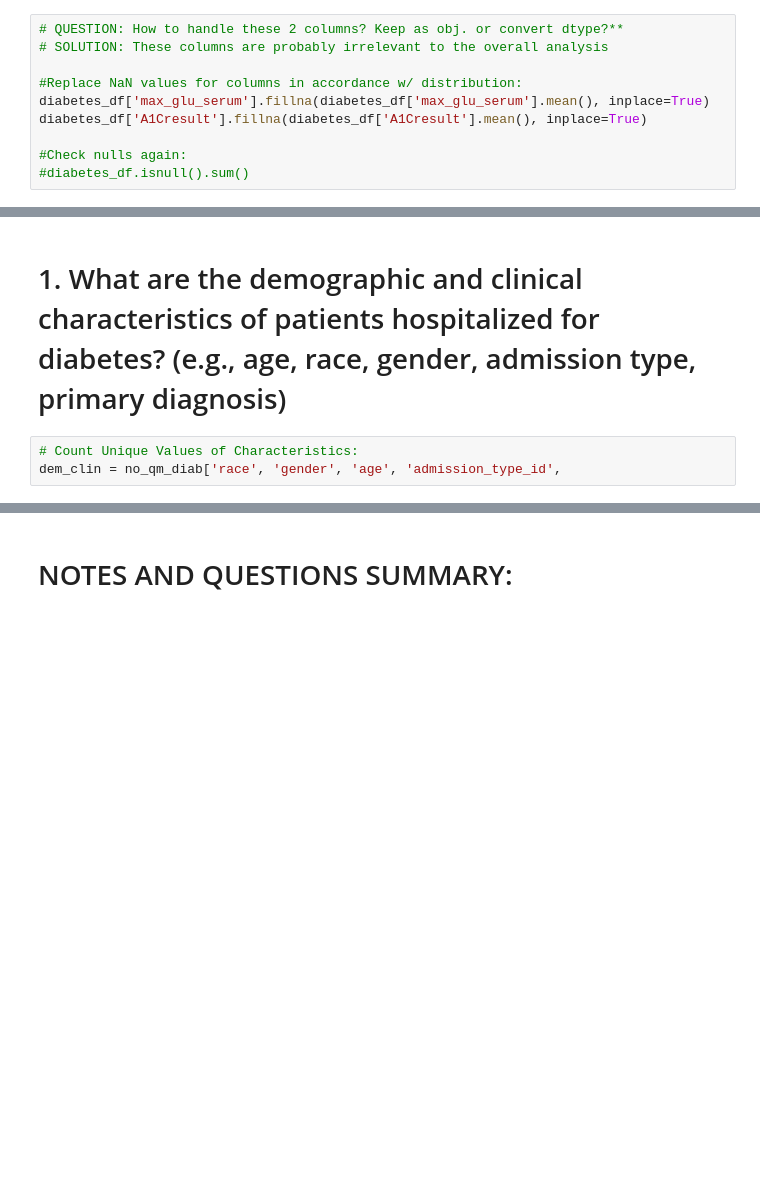
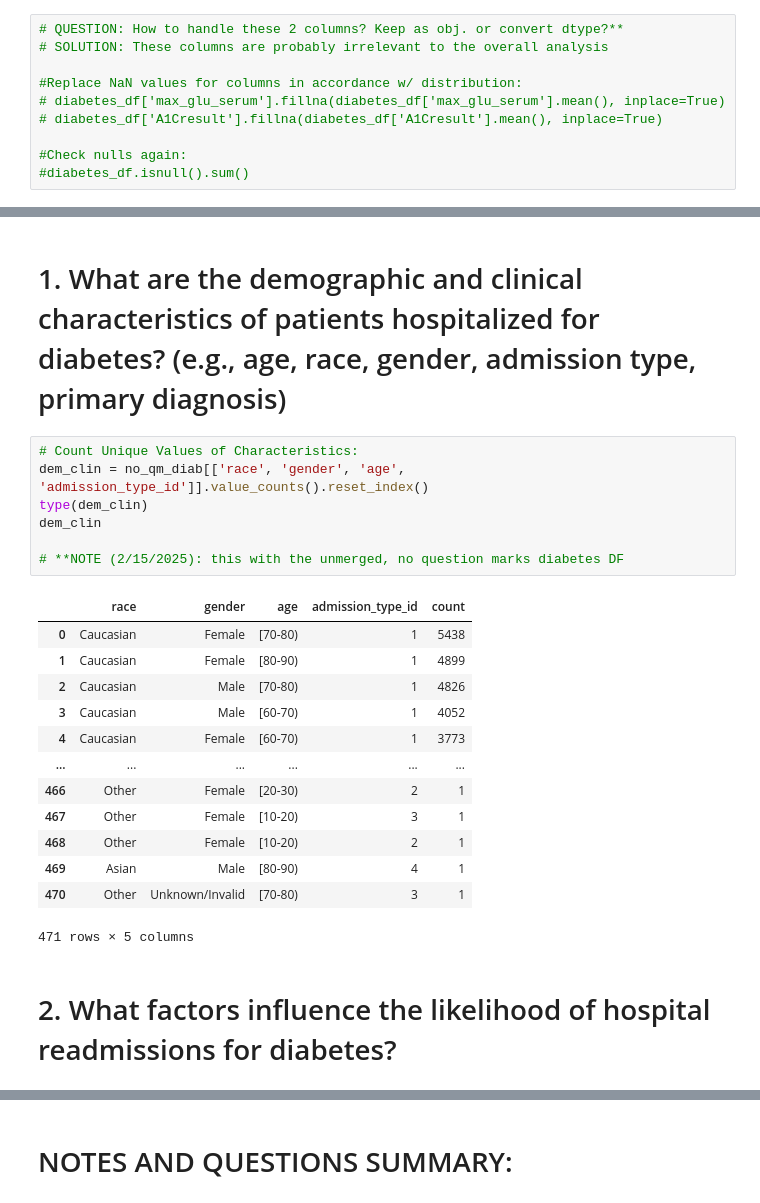
Before and after one commit to tosabrina/diabetes-capstone, a Jupyter notebook: notebook/diabetes_capstone.ipynb, the cells around one changed output, grey strips where cells are left out. Cells and saved outputs as stored; diff of their text form; blank space fills up the shorter version.

```diff
--- a/notebook/diabetes_capstone.ipynb
+++ b/notebook/diabetes_capstone.ipynb
@@ -185,8 +185,8 @@ dtype: int64
 # SOLUTION: These columns are probably irrelevant to the overall analysis
 
 #Replace NaN values for columns in accordance w/ distribution:
-diabetes_df['max_glu_serum'].fillna(diabetes_df['max_glu_serum'].mean(), inplace=True)
-diabetes_df['A1Cresult'].fillna(diabetes_df['A1Cresult'].mean(), inplace=True)
+# diabetes_df['max_glu_serum'].fillna(diabetes_df['max_glu_serum'].mean(), inplace=True)
+# diabetes_df['A1Cresult'].fillna(diabetes_df['A1Cresult'].mean(), inplace=True)
 
 #Check nulls again:
 #diabetes_df.isnull().sum()
@@ -334,4 +549,24 @@ ValueError: You are trying to merge on int64 and object columns for key 'admissi
 # 1. What are the demographic and clinical characteristics of patients hospitalized for diabetes? (e.g., age, race, gender, admission type, primary diagnosis)
 # %%
 # Count Unique Values of Characteristics:
-dem_clin = no_qm_diab['race', 'gender', 'age', 'admission_type_id',
+dem_clin = no_qm_diab[['race', 'gender', 'age', 'admission_type_id']].value_counts().reset_index()
+type(dem_clin)
+dem_clin
+
+# **NOTE (2/15/2025): this with the unmerged, no question marks diabetes DF
+# %% [output]
+|  | race | gender | age | admission_type_id | count |
+| 0 | Caucasian | Female | [70-80) | 1 | 5438 |
+| 1 | Caucasian | Female | [80-90) | 1 | 4899 |
+| 2 | Caucasian | Male | [70-80) | 1 | 4826 |
+| 3 | Caucasian | Male | [60-70) | 1 | 4052 |
+| 4 | Caucasian | Female | [60-70) | 1 | 3773 |
+| ... | ... | ... | ... | ... | ... |
+| 466 | Other | Female | [20-30) | 2 | 1 |
+| 467 | Other | Female | [10-20) | 3 | 1 |
+| 468 | Other | Female | [10-20) | 2 | 1 |
+| 469 | Asian | Male | [80-90) | 4 | 1 |
+| 470 | Other | Unknown/Invalid | [70-80) | 3 | 1 |
+471 rows × 5 columns
+# %% [markdown]
+# 2. What factors influence the likelihood of hospital readmissions for diabetes?
```
Also changed, not shown: parts of 35 cells of this notebook, 1 other file.
